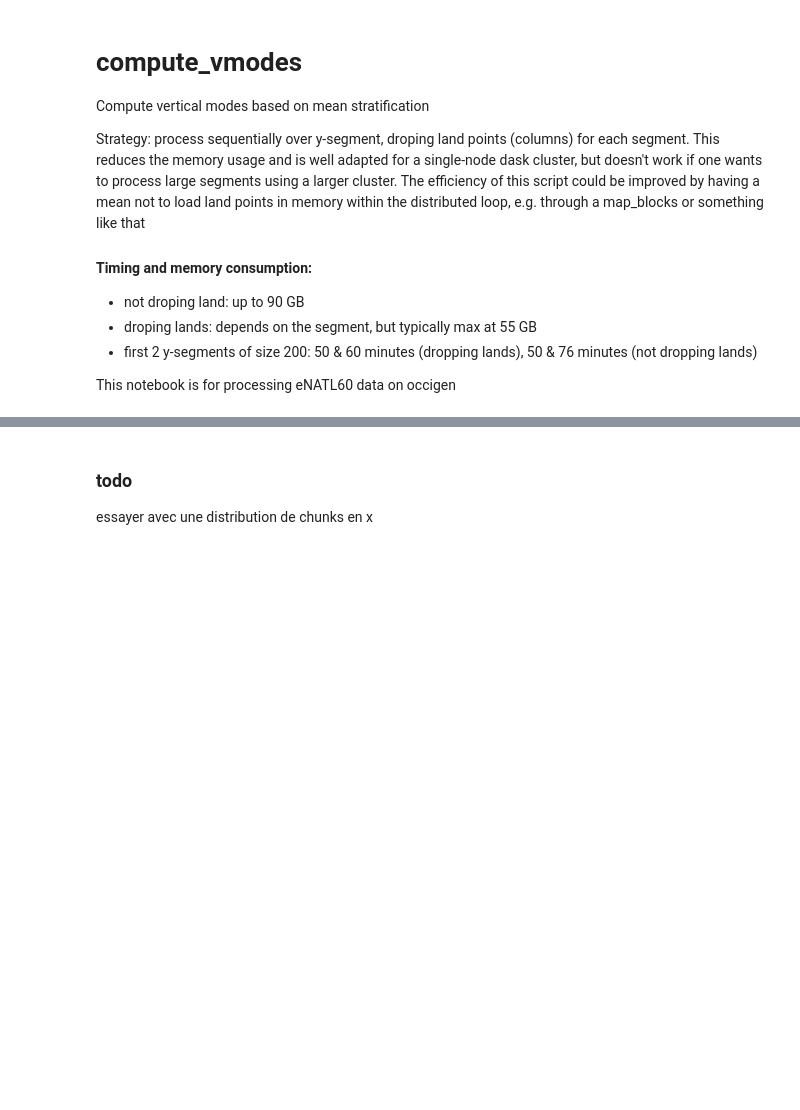
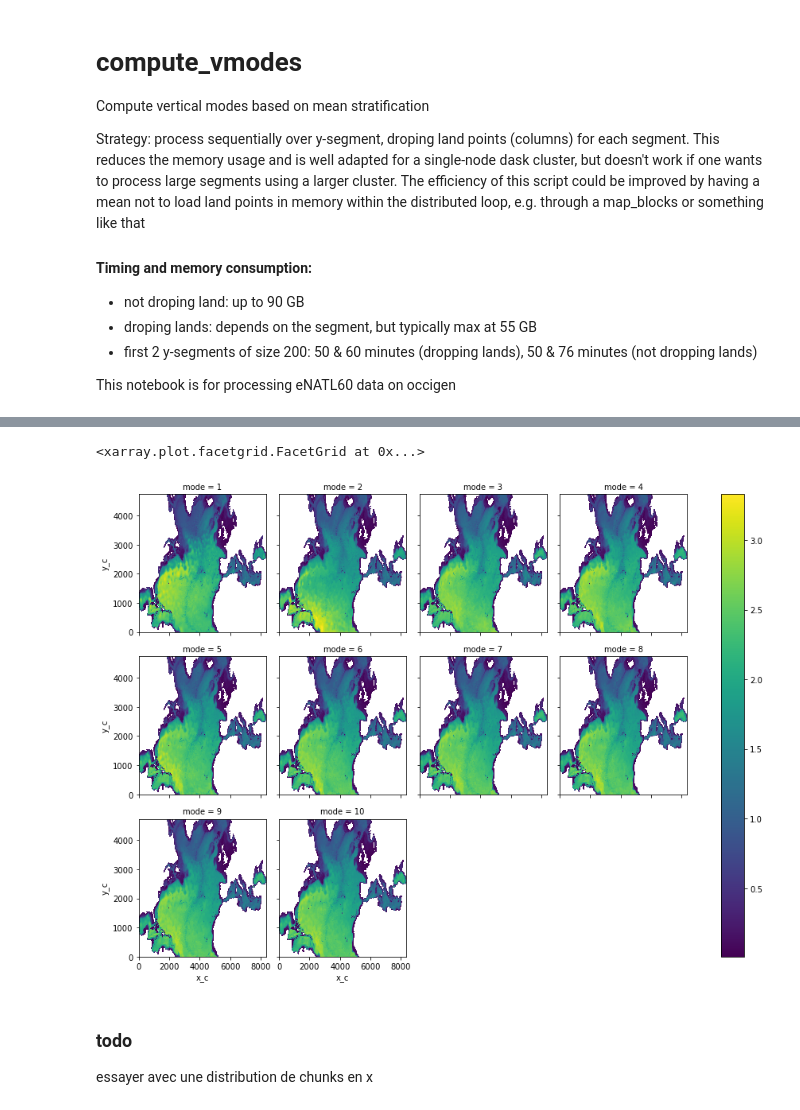
Before and after one commit to NoeLahaye/ITideNATL, a Jupyter notebook: processing/pre_proj/compute_vmodes.ipynb, the cells around one changed output, grey strips where cells are left out. Cells and saved outputs as stored; diff of their text form; code cells hidden in the pictures; blank space fills up the shorter version.

Commit message:
compute_vmodes.py is almost clean

```diff
--- a/processing/pre_proj/compute_vmodes.ipynb
+++ b/processing/pre_proj/compute_vmodes.ipynb
@@ -28,6 +28,7 @@ client
 # %%
 ### define paths
 scratch = Path(os.getenv("SCRATCHDIR"))
+works = Path("/work/CT1/ige2071/SHARED")
 grid_path = scratch #Path("/store/CT1/hmg2840/lbrodeau/eNATL60/eNATL60-I/")
 mean_path = scratch #Path("/work/CT1/ige2071/SHARED/mean")
 
@@ -39,14 +40,15 @@ strat_fname = f"eNATL60_{avg_type}-mean_bvf{app}.zarr"
 
 zgrid_file = scratch/zgrid_fname
 strat_file = scratch/strat_fname
-out_file = scratch/f"eNATL60_{avg_type}-mean_vmodes{app}.zarr"
+out_file = works/f"vmodes/eNATL60_{avg_type}-mean_vmodes{app}.zarr"
 
 ### processing parameters
 nmodes = 10
 out_chk = {"mode":1, "x_c":-1, "z_c": 30, "z_l":30}
-wrk_chk = {"x_c":600}
+wrk_chk = {"x_c":200}
 nseg_y = 200 # y-segment size: choose it a multiple or a divider of chunk size
 drop_land = True
+restart = 11 #False # False or jy
 # %%
 dg = xr.open_zarr(zgrid_file).astype("float32")
 ds = xr.open_zarr(strat_file).astype("float32")
@@ -156,3 +160,4 @@ number of land points: 1097549 (65.7%); after selection: 288749 (33.5%)
 # %%
-vmods.ds
+ds_re = xr.open_zarr(out_file)
+ds_re
 # %% [output]
@@ -176,3 +214,10 @@ Coordinates: (12/15)
+# %%
+slih = slice(0, None, 4)
+toplot = (ds_re.c*ds_re.mode).isel(mode=slice(1,None), x_c=slih, y_c=slih)
+toplot.plot(row="mode", col_wrap=4)
+# %% [output]
+<xarray.plot.facetgrid.FacetGrid at 0x...>
+[figure, added]
 # %% [markdown]
 ### todo
 essayer avec une distribution de chunks en x
```
Also changed, not shown: parts of 5 cells of this notebook, 4 other files.
